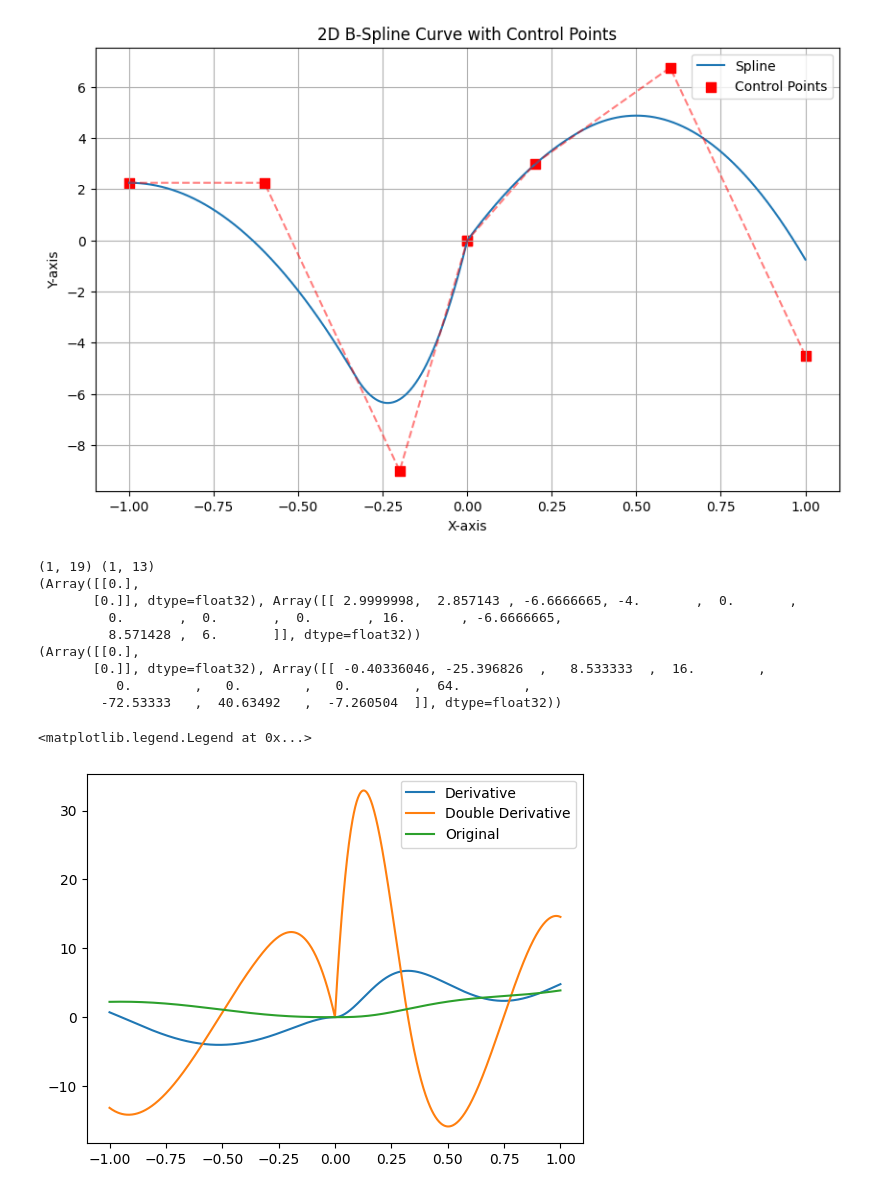
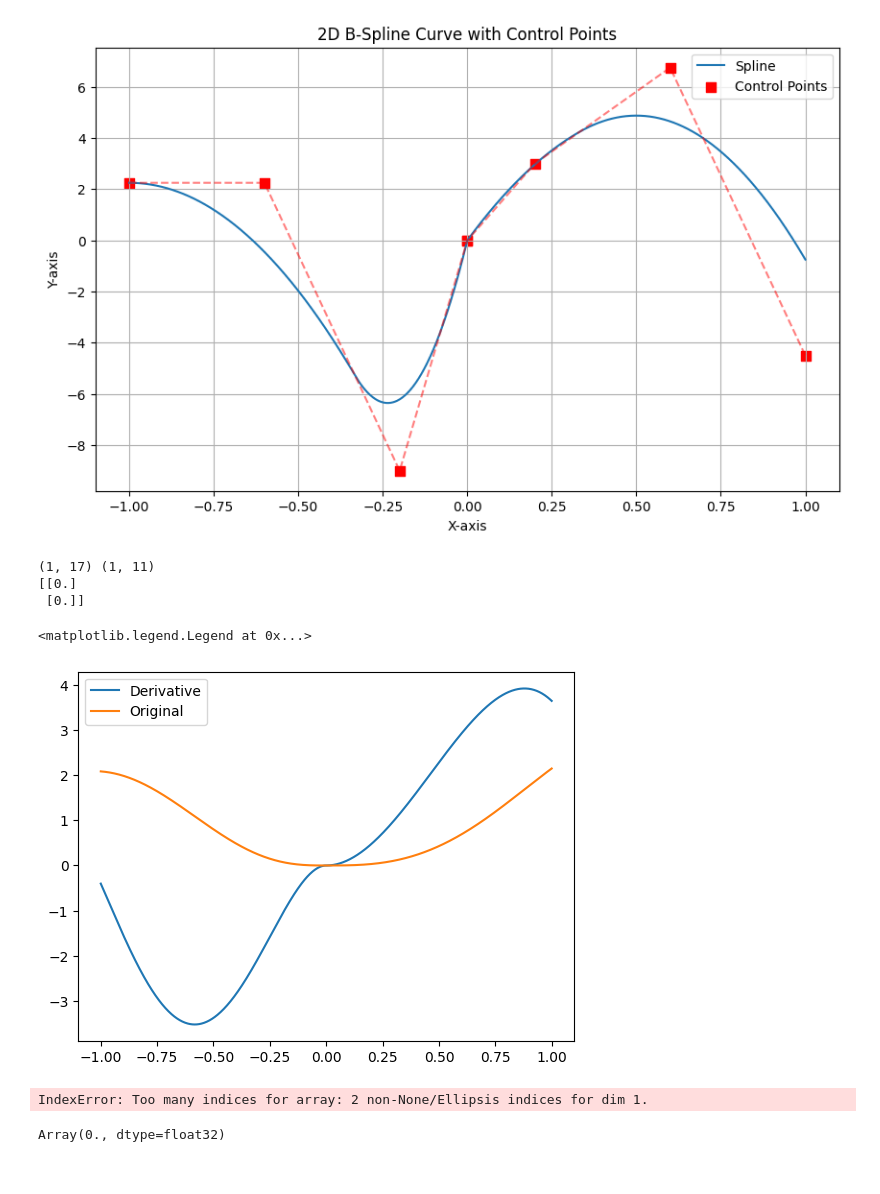
Before and after one commit to byu-magicc/splinx, a Jupyter notebook: Lyoponov.ipynb, the cells around one changed output. Cells and saved outputs as stored; diff of their text form; code cells hidden in the pictures.

```diff
--- a/Lyoponov.ipynb
+++ b/Lyoponov.ipynb
@@ -144,41 +144,39 @@ plt.show()
 # %%
 num_sample = 1000
 k = 5
 x_eval = jnp.repeat(jnp.linspace(-1, 1, num_sample+1)[None, :], 2, axis=0)
 
-coef = jnp.array([[1,2,3,1,4,2,5,7]]) # coef must have an even number of elements
+coef = jnp.array([[1,2,3,1,4,2]]) # coef must have an even number of elements
 coef = jnp.hstack([coef[:,:coef.shape[1]//2], jnp.zeros((coef.shape[0], k)), coef[:,coef.shape[1]//2:]])
 num_grid_interval = coef.shape[1] - 2*k
 grids = jnp.einsum('i,j->ij', jnp.ones(1,), jnp.linspace(-1,1,num_grid_interval+1))
 
 grid_around_zero = jnp.zeros((grids.shape[0], k)) # jnp.einsum('i,j->ij', jnp.ones(1,), jnp.zeros((k,))) # jnp.linspace(-.01,.01,k))
 grids = jnp.hstack([grids[:,:grids.shape[1]//2], grid_around_zero, grids[:,grids.shape[1]//2:]])
 
 extended_grids = extend_grid(grids, k)
 print(extended_grids.shape, coef.shape)
 # y_eval = coef2curve(x_eval, extended_grids, coef, k=k)
 
-y_eval, new_coef = spline_derivative(x_eval, extended_grids, coef, k)
+y_eval = spline_derivative(x_eval, extended_grids, coef, k)
 print(spline_derivative(jnp.array([[0.],[0.]]), extended_grids, coef, k))
 plt.plot(x_eval[0, :], y_eval[0, :], label='Derivative')
-
-y_eval, _ = spline_derivative(x_eval, extended_grids[:,1:-1], new_coef, k-1)
-print(spline_derivative(jnp.array([[0.],[0.]]), extended_grids[:,1:-1], new_coef, k-1))
-plt.plot(x_eval[0, :], y_eval[0, :], label='Double Derivative')
 
 y_eval = coef2curve(x_eval, extended_grids, coef, k)
 plt.plot(x_eval[0, :], y_eval[0, :], label='Original')
 
 plt.legend()
 # %% [output]
-(1, 19) (1, 13)
-(Array([[0.],
-       [0.]], dtype=float32), Array([[ 2.9999998,  2.857143 , -6.6666665, -4.       ,  0.       ,
-         0.       ,  0.       ,  0.       , 16.       , -6.6666665,
-         8.571428 ,  6.       ]], dtype=float32))
-(Array([[0.],
-       [0.]], dtype=float32), Array([[ -0.40336046, -25.396826  ,   8.533333  ,  16.        ,
-          0.        ,   0.        ,   0.        ,  64.        ,
-        -72.53333   ,  40.63492   ,  -7.260504  ]], dtype=float32))
+(1, 17) (1, 11)
+[[0.]
+ [0.]]
 <matplotlib.legend.Legend at 0x...>
-[figure, old version]
+[figure, new version]
+# %%
+grad(curve2coef, argnums=1)(jnp.array([0.0,0.0]), extended_grids, coef, k)
+# %% [output]
+IndexError: Too many indices for array: 2 non-None/Ellipsis indices for dim 1.
+# %%
+jnp.linalg.norm(jnp.array([0,0]))
+# %% [output]
+Array(0., dtype=float32)
```
Also changed, not shown: parts of 1 cell of this notebook, 1 other file.
